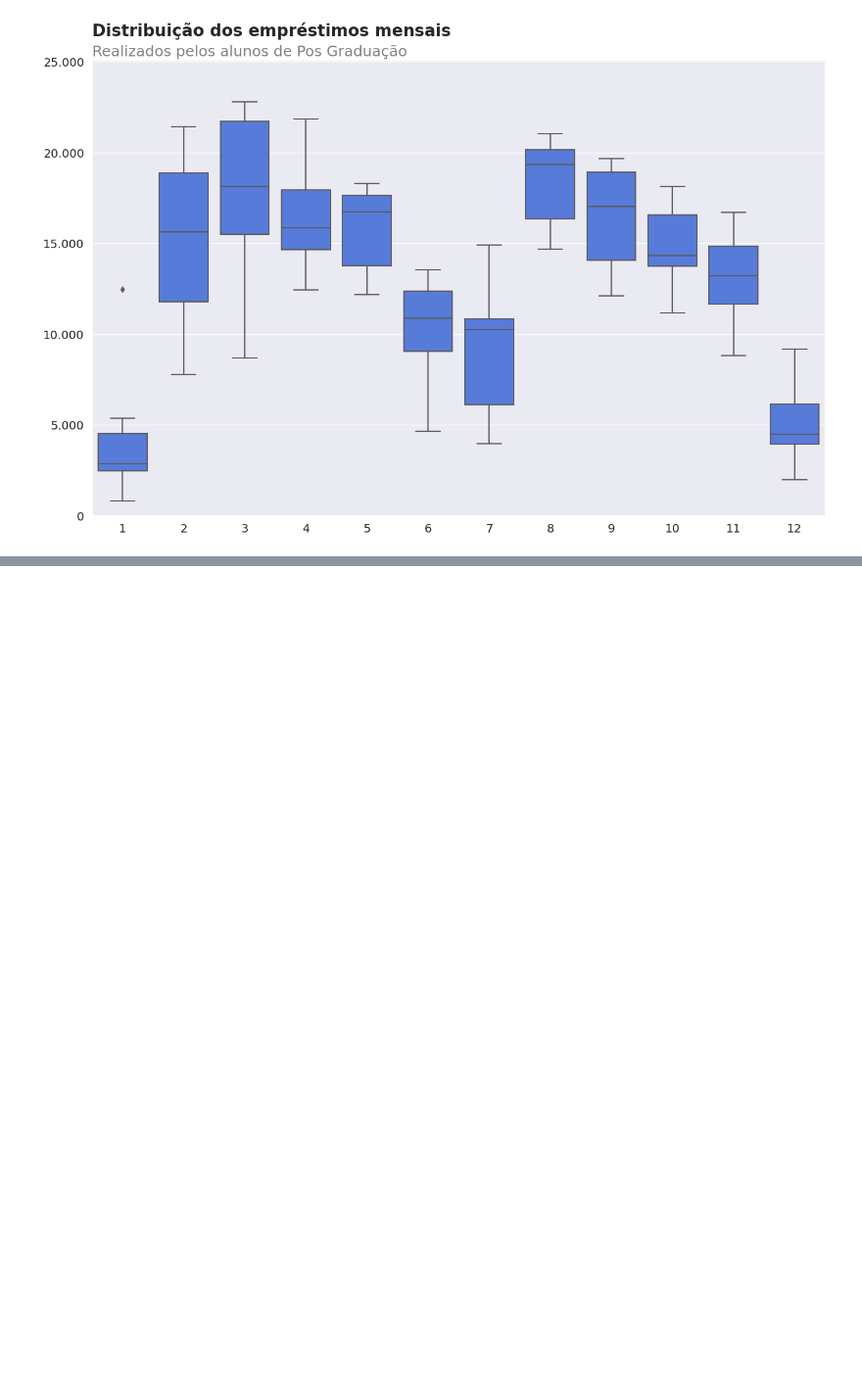
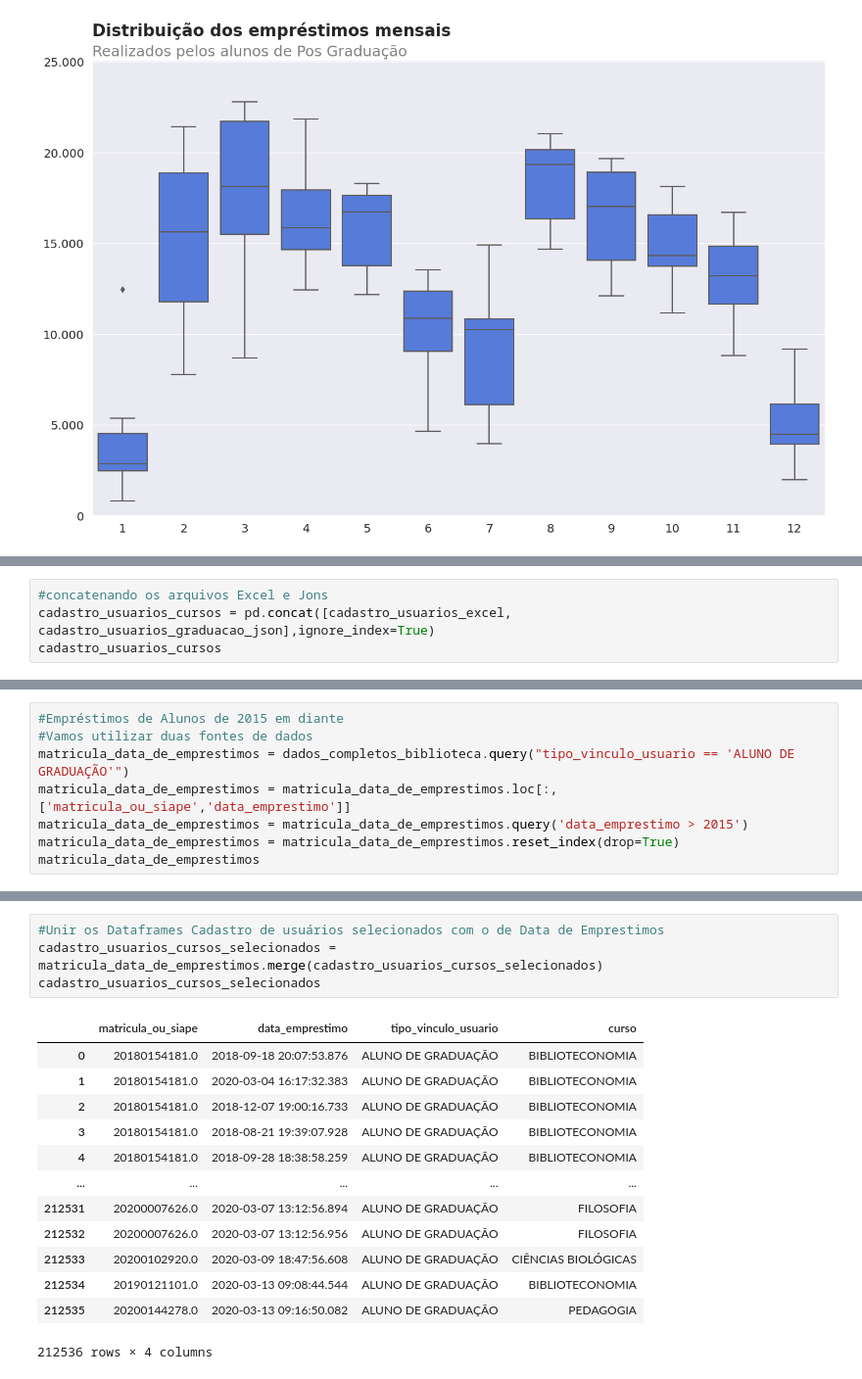
Before and after one commit to Odilon01/7dayofcode, a Jupyter notebook: 7dayofcode.ipynb, the cells around one changed output, grey strips where cells are left out. Shown at 98% size. Saved outputs shown, nothing was run; the diff lists cells and outputs as text; blank space fills up the shorter version.

```diff
--- a/7dayofcode.ipynb
+++ b/7dayofcode.ipynb
@@ -779,0 +946,4 @@ gera_box_plot(alunos_graduacao_acervo_circulante,'mes','quantidade','Distribuiç
+# %%
+#concatenando os arquivos Excel e Jons
+cadastro_usuarios_cursos = pd.concat([cadastro_usuarios_excel, cadastro_usuarios_graduacao_json],ignore_index=True)
+cadastro_usuarios_cursos
@@ -779,0 +965,8 @@ gera_box_plot(alunos_graduacao_acervo_circulante,'mes','quantidade','Distribuiç
+# %%
+#Empréstimos de Alunos de 2015 em diante
+#Vamos utilizar duas fontes de dados
+matricula_data_de_emprestimos = dados_completos_biblioteca.query("tipo_vinculo_usuario == 'ALUNO DE GRADUAÇÃO'")
+matricula_data_de_emprestimos = matricula_data_de_emprestimos.loc[:,['matricula_ou_siape','data_emprestimo']]
+matricula_data_de_emprestimos = matricula_data_de_emprestimos.query('data_emprestimo > 2015')
+matricula_data_de_emprestimos = matricula_data_de_emprestimos.reset_index(drop=True)
+matricula_data_de_emprestimos
@@ -779,0 +1014,18 @@ gera_box_plot(alunos_graduacao_acervo_circulante,'mes','quantidade','Distribuiç
+# %%
+#Unir os Dataframes Cadastro de usuários selecionados com o de Data de Emprestimos
+cadastro_usuarios_cursos_selecionados = matricula_data_de_emprestimos.merge(cadastro_usuarios_cursos_selecionados)
+cadastro_usuarios_cursos_selecionados
+# %% [output]
+|  | matricula_ou_siape | data_emprestimo | tipo_vinculo_usuario | curso |
+| 0 | 20180154181.0 | 2018-09-18 20:07:53.876 | ALUNO DE GRADUAÇÃO | BIBLIOTECONOMIA |
+| 1 | 20180154181.0 | 2020-03-04 16:17:32.383 | ALUNO DE GRADUAÇÃO | BIBLIOTECONOMIA |
+| 2 | 20180154181.0 | 2018-12-07 19:00:16.733 | ALUNO DE GRADUAÇÃO | BIBLIOTECONOMIA |
+| 3 | 20180154181.0 | 2018-08-21 19:39:07.928 | ALUNO DE GRADUAÇÃO | BIBLIOTECONOMIA |
+| 4 | 20180154181.0 | 2018-09-28 18:38:58.259 | ALUNO DE GRADUAÇÃO | BIBLIOTECONOMIA |
+| ... | ... | ... | ... | ... |
+| 212531 | 20200007626.0 | 2020-03-07 13:12:56.894 | ALUNO DE GRADUAÇÃO | FILOSOFIA |
+| 212532 | 20200007626.0 | 2020-03-07 13:12:56.956 | ALUNO DE GRADUAÇÃO | FILOSOFIA |
+| 212533 | 20200102920.0 | 2020-03-09 18:47:56.608 | ALUNO DE GRADUAÇÃO | CIÊNCIAS BIOLÓGICAS |
+| 212534 | 20190121101.0 | 2020-03-13 09:08:44.544 | ALUNO DE GRADUAÇÃO | BIBLIOTECONOMIA |
+| 212535 | 20200144278.0 | 2020-03-13 09:16:50.082 | ALUNO DE GRADUAÇÃO | PEDAGOGIA |
+212536 rows × 4 columns
```
Also changed, not shown: parts of 23 cells of this notebook.
